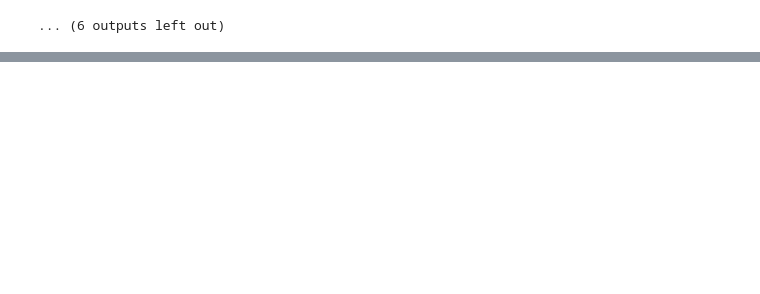
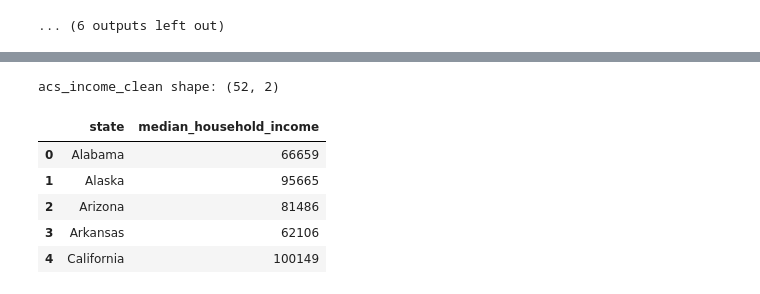
Before and after one commit to arnavjain321-prog/DS_6021_Final_Project, a Jupyter notebook: project1.ipynb, the cells around one changed output, grey strips where cells are left out. Drawn from its saved outputs; the diff is of its cells as text; code cells hidden in the pictures; blank space fills up the shorter version.

```diff
--- a/project1.ipynb
+++ b/project1.ipynb
@@ -194,0 +367,32 @@ snap_benefits — shape: (66, 6)
+# %%
+def clean_acs_income(df):
+    df = df.copy()
+
+    # Keep only states (ignore header row)
+    df = df[df["GEO_ID"].str.startswith("0400000US")].reset_index(drop=True)
+
+    # Extract state name
+    df["state"] = df["NAME"]
+
+    # Convert to numeric
+    df["median_household_income"] = pd.to_numeric(df["B19013_001E"], errors="coerce")
+
+    # Keep only relevant columns
+    df_clean = df[["state", "median_household_income"]].copy()
+
+    return df_clean
+
+acs_income_clean = clean_acs_income(dfs["acs_income"])
+
+acs_income_clean.to_csv(PROCESSED_DIR / "acs_income_clean.csv", index=False)
+
+print("acs_income_clean shape:", acs_income_clean.shape)
+acs_income_clean.head()
+# %% [output]
+acs_income_clean shape: (52, 2)
+|  | state | median_household_income |
+| 0 | Alabama | 66659 |
+| 1 | Alaska | 95665 |
+| 2 | Arizona | 81486 |
+| 3 | Arkansas | 62106 |
+| 4 | California | 100149 |
```
Also changed, not shown: parts of 11 cells of this notebook, 13 other files.
